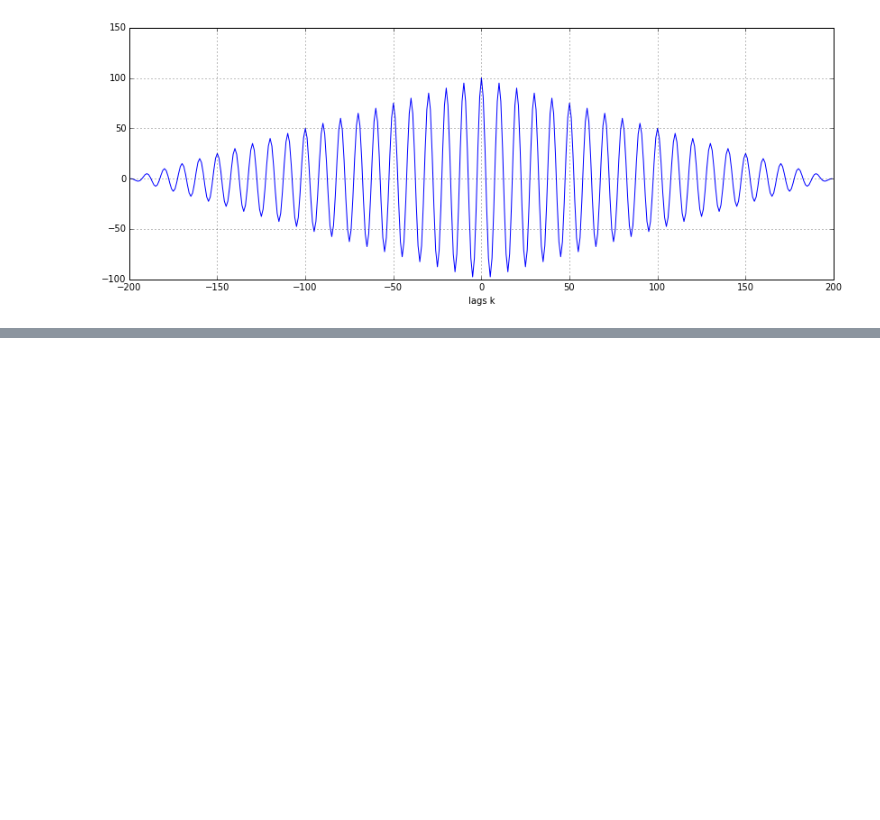
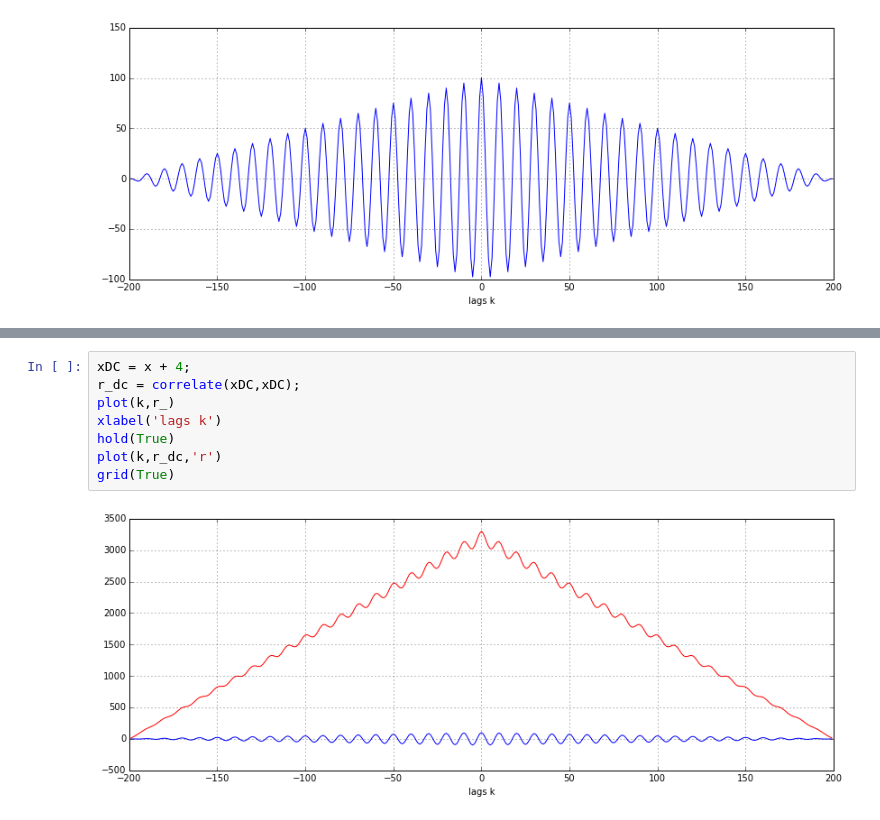
Before and after one commit to GurayGurkan/Lecture-Codes-Signal-Processing-Applications, a Jupyter notebook: EE0404_Lecture11.ipynb, the cells around one changed output, grey strips where cells are left out. Cells and saved outputs as stored; diff of their text form; blank space fills up the shorter version.

```diff
--- a/EE0404_Lecture11.ipynb
+++ b/EE0404_Lecture11.ipynb
@@ -361,0 +390,10 @@ grid(True)
+# %%
+xDC = x + 4;
+r_dc = correlate(xDC,xDC);
+plot(k,r_)
+xlabel('lags k')
+hold(True)
+plot(k,r_dc,'r')
+grid(True)
+# %% [output]
+[figure, added]
```
Also changed, not shown: parts of 26 cells of this notebook.
